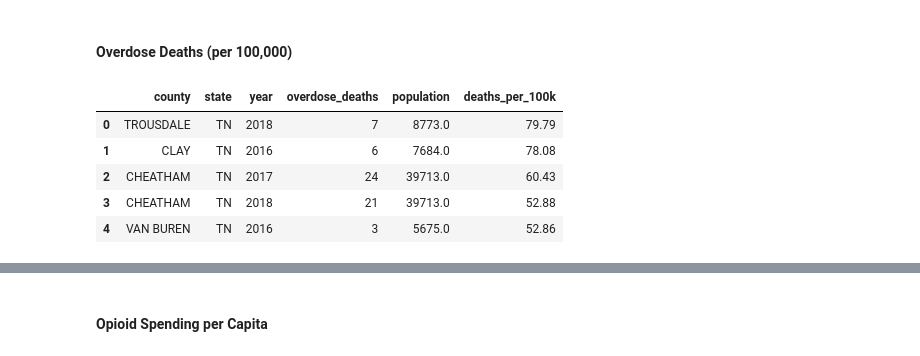
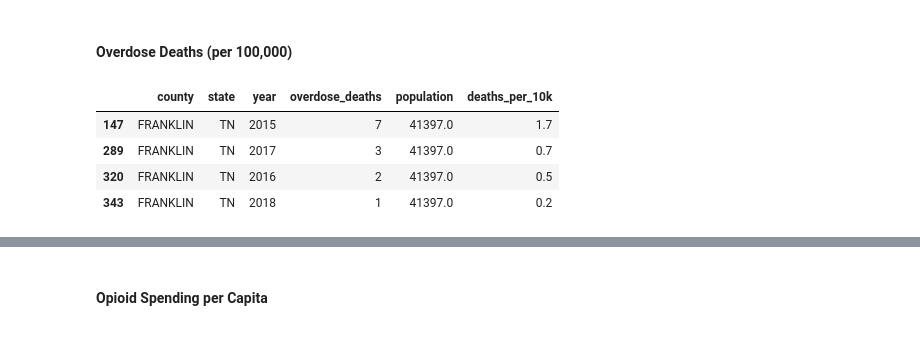
Before and after one commit to NewForce-Cohort-11-Data/prescribers-but-python-mountaineer-medicine, a Jupyter notebook: prescribers-notebook.ipynb, the cells around one changed output, grey strips where cells are left out. Cells and saved outputs as stored; diff of their text form; code cells hidden in the pictures.

```diff
--- a/prescribers-notebook.ipynb
+++ b/prescribers-notebook.ipynb
@@ -262,28 +308,30 @@ plt.show()
 # %%
 od_deaths = '''SELECT
   fc.county,
   fc.state,
   od.year,
   od.overdose_deaths,
   cp.population,
-  ROUND(od.overdose_deaths::numeric / cp.population * 100000, 2) AS deaths_per_100k
+  ROUND(od.overdose_deaths::numeric / cp.population * 10000, 1) AS deaths_per_10k
 FROM
   overdose_deaths od
 JOIN
   fips_county fc ON od.fipscounty::varchar = fc.fipscounty
 JOIN
   population cp ON fc.fipscounty = cp.fipscounty
+GROUP BY
+    od.year, fc.county, fc.state, od.overdose_deaths, cp.population
 ORDER BY
-  deaths_per_100k DESC;'''
+  deaths_per_10k DESC;'''
 
 with engine.connect() as connection:
     od_deaths = pd.read_sql(text(od_deaths), con = connection)
 
-od_deaths.head()
+od_deaths_franklin = od_deaths[od_deaths['county'] == 'FRANKLIN']
+od_deaths_franklin
 # %% [output]
-|  | county | state | year | overdose_deaths | population | deaths_per_100k |
-| 0 | TROUSDALE | TN | 2018 | 7 | 8773.0 | 79.79 |
-| 1 | CLAY | TN | 2016 | 6 | 7684.0 | 78.08 |
-| 2 | CHEATHAM | TN | 2017 | 24 | 39713.0 | 60.43 |
-| 3 | CHEATHAM | TN | 2018 | 21 | 39713.0 | 52.88 |
-| 4 | VAN BUREN | TN | 2016 | 3 | 5675.0 | 52.86 |
+|  | county | state | year | overdose_deaths | population | deaths_per_10k |
+| 147 | FRANKLIN | TN | 2015 | 7 | 41397.0 | 1.7 |
+| 289 | FRANKLIN | TN | 2017 | 3 | 41397.0 | 0.7 |
+| 320 | FRANKLIN | TN | 2016 | 2 | 41397.0 | 0.5 |
+| 343 | FRANKLIN | TN | 2018 | 1 | 41397.0 | 0.2 |
```
Also changed, not shown: parts of 40 cells of this notebook, 9 other files.
